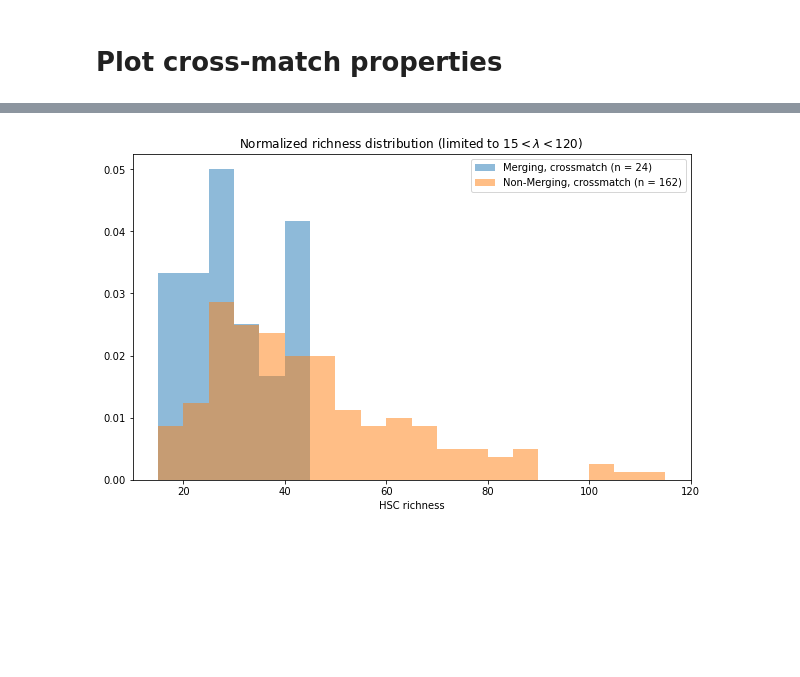
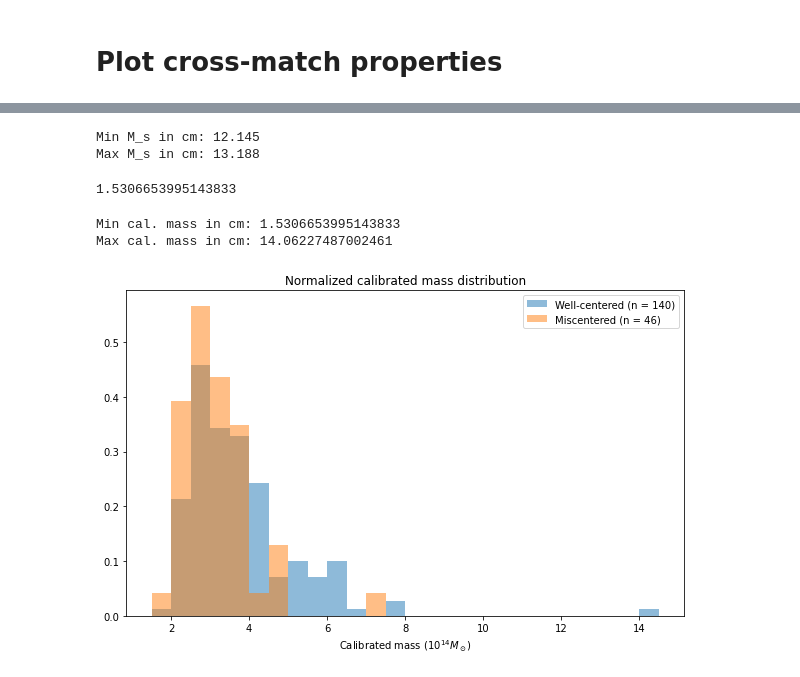
Before and after one commit to Jupiter1994/hsc-miscentering, a Jupyter notebook: Crossmatch_Properties.ipynb, the cells around one changed output, grey strips where cells are left out. Drawn from its saved outputs; the diff is of its cells as text; code cells hidden in the pictures; blank space fills up the shorter version.

```diff
--- a/Crossmatch_Properties.ipynb
+++ b/Crossmatch_Properties.ipynb
@@ -220,5 +248,8 @@ plt.show()
 # %%
 ## richness distribution
+
+print(f'Min lambda in cm: {min(HSC_cat[idx[in_crossmatch]][:,3])}')
+print(f'Max lambda in cm: {max(HSC_cat[idx[in_crossmatch]][:,3])}')
 
 fig = plt.figure(figsize=(10, 6))
 
@@ -227,10 +258,10 @@ lambda_max = 120
 richness_bins = np.arange(lambda_min, lambda_max, 5)
 
 ### Merging vs. non-merging (cross-match)
-plt.hist(HSC_cat[idx[in_crossmatch]][is_merging_cm][:,3], bins=richness_bins, density=True, alpha=0.5, \
-         label=f'Merging, crossmatch (n = {np.sum(is_merging_cm)})')
-plt.hist(HSC_cat[idx[in_crossmatch]][~is_merging_cm][:,3], bins=richness_bins, density=True, alpha=0.5, \
-         label=f'Non-Merging, crossmatch (n = {np.sum(~is_merging_cm)})')
+# plt.hist(HSC_cat[idx[in_crossmatch]][is_merging_cm][:,3], bins=richness_bins, density=True, alpha=0.5, \
+#          label=f'Merging, crossmatch (n = {np.sum(is_merging_cm)})')
+# plt.hist(HSC_cat[idx[in_crossmatch]][~is_merging_cm][:,3], bins=richness_bins, density=True, alpha=0.5, \
+#          label=f'Non-Merging, crossmatch (n = {np.sum(~is_merging_cm)})')
 
 ### Merging vs. non-merging (full HSC catalog)
 # plt.hist(HSC_cat[is_merging_full][:,3], bins=richness_bins, density=True, alpha=0.5, \
@@ -239,10 +270,10 @@ plt.hist(HSC_cat[idx[in_crossmatch]][~is_merging_cm][:,3], bins=richness_bins, d
 #          label=f'Non-Merging (n = {np.sum(~is_merging_full)})')
 
 ### Well-centered vs. miscentered (cross-matched sample)
-# plt.hist(HSC_cat[idx[is_well_centered]][:,3], bins=richness_bins, density=True, alpha=0.5, \
-#          label=f'Well-centered (n = {np.sum(is_well_centered)})')
-# plt.hist(HSC_cat[idx[is_miscentered]][:,3], bins=richness_bins, density=True, alpha=0.5, \
-#          label=f'Miscentered (n = {np.sum(is_miscentered)})')
+plt.hist(HSC_cat[idx[is_well_centered]][:,3], bins=richness_bins, density=True, alpha=0.5, \
+         label=f'Well-centered (n = {np.sum(is_well_centered)})')
+plt.hist(HSC_cat[idx[is_miscentered]][:,3], bins=richness_bins, density=True, alpha=0.5, \
+         label=f'Miscentered (n = {np.sum(is_miscentered)})')
 
 ### Cross-match vs. full HSC catalog
 # plt.hist(HSC_cat[idx[in_crossmatch]][:,3], bins=richness_bins, density=True, alpha=0.2, \
@@ -255,5 +286,9 @@ plt.title(f'Normalized richness distribution (limited to {lambda_min}$ < \lambda
 
 plt.legend()
 plt.show()
-# %% [output]
-[figure, removed]
+# %%
+print(f'Min M_s in cm: {min(HSC_cat[idx[in_crossmatch]][:,4])}')
+print(f'Max M_s in cm: {max(HSC_cat[idx[in_crossmatch]][:,4])}')
+# %% [output]
+Min M_s in cm: 12.145
+Max M_s in cm: 13.188
@@ -259,0 +318,31 @@ plt.show()
+# %%
+min(ACT_cat[in_crossmatch]['M500cCal'])
+# %% [output]
+1.5306653995143833
+# %%
+## M500cCal (calibrated mass, 1e14) distribution
+
+print(f"Min cal. mass in cm: {min(ACT_cat[in_crossmatch]['M500cCal'])}")
+print(f"Max cal. mass in cm: {max(ACT_cat[in_crossmatch]['M500cCal'])}")
+
+fig = plt.figure(figsize=(10, 6))
+
+Mcal_min = 1.5
+Mcal_max = 15
+Mcal_bins = np.arange(Mcal_min, Mcal_max, 0.5)
+
+### Well-centered vs. miscentered (cross-matched sample)
+plt.hist(ACT_cat[is_well_centered]['M500cCal'], bins=Mcal_bins, density=True, alpha=0.5, \
+         label=f'Well-centered (n = {np.sum(is_well_centered)})')
+plt.hist(ACT_cat[is_miscentered]['M500cCal'], bins=Mcal_bins, density=True, alpha=0.5, \
+         label=f'Miscentered (n = {np.sum(is_miscentered)})')
+
+plt.xlabel('Calibrated mass ($10^{14} M_\odot$)')
+plt.title(f'Normalized calibrated mass distribution')
+
+plt.legend()
+plt.show()
+# %% [output]
+Min cal. mass in cm: 1.5306653995143833
+Max cal. mass in cm: 14.06227487002461
+[figure, added]
```
Also changed, not shown: parts of 7 cells of this notebook, 3 other files.
